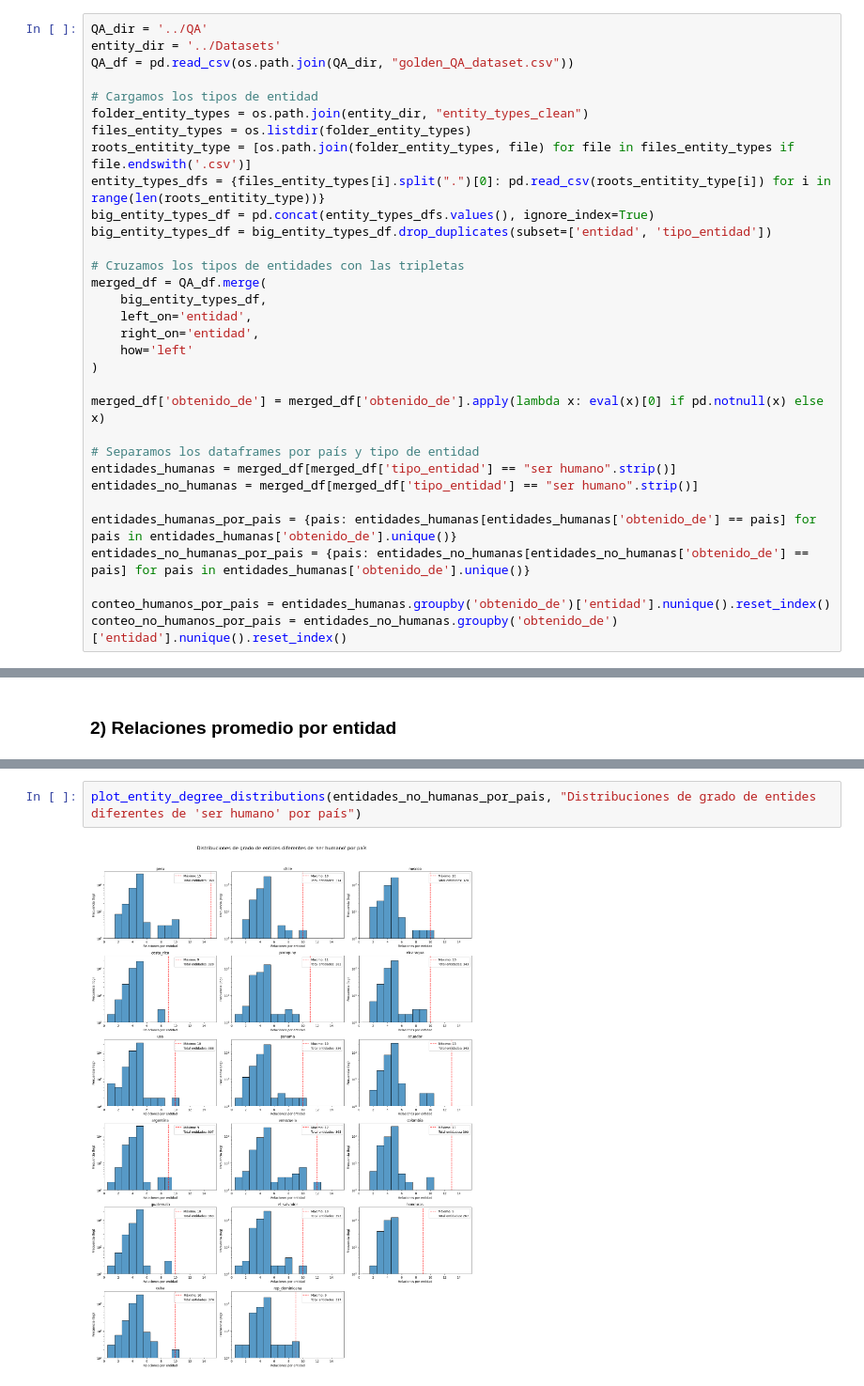
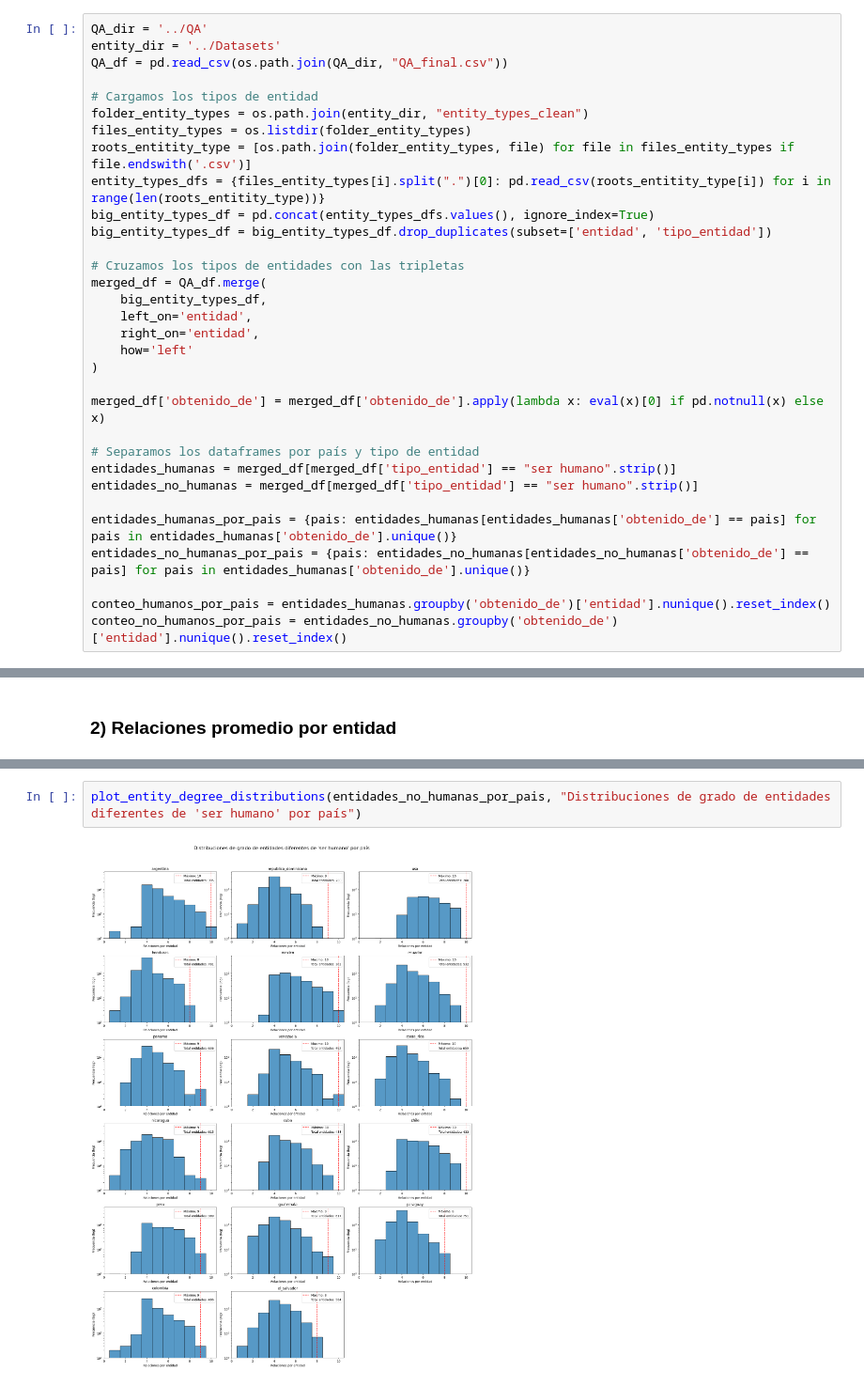
Before and after one commit to JuanHernandez-uc/Proyecto-IA-Gen, a Jupyter notebook: Analisis de datos/analisis_QA.ipynb, the cells around one changed output, grey strips where cells are left out. Shown: that part at 94% size. Saved outputs shown, nothing was run; the diff lists cells and outputs as text.

```diff
--- a/Analisis de datos/analisis_QA.ipynb
+++ b/Analisis de datos/analisis_QA.ipynb
@@ -17,7 +17,7 @@ import networkx as nx
 # %%
 QA_dir = '../QA'
 entity_dir = '../Datasets'
-QA_df = pd.read_csv(os.path.join(QA_dir, "golden_QA_dataset.csv"))
+QA_df = pd.read_csv(os.path.join(QA_dir, "QA_final.csv"))
 
 # Cargamos los tipos de entidad
 folder_entity_types = os.path.join(entity_dir, "entity_types_clean")
@@ -209,4 +178,4 @@ df_cuba[df_cuba['entidad'] == 'Fidel Castro'].tail(10)
 # %%
-plot_entity_degree_distributions(entidades_no_humanas_por_pais, "Distribuciones de grado de entides diferentes de 'ser humano' por país")
+plot_entity_degree_distributions(entidades_no_humanas_por_pais, "Distribuciones de grado de entidades diferentes de 'ser humano' por país")
 # %% [output]
-[figure, old version]
+[figure, new version]
```
Also changed, not shown: parts of 11 cells of this notebook.
